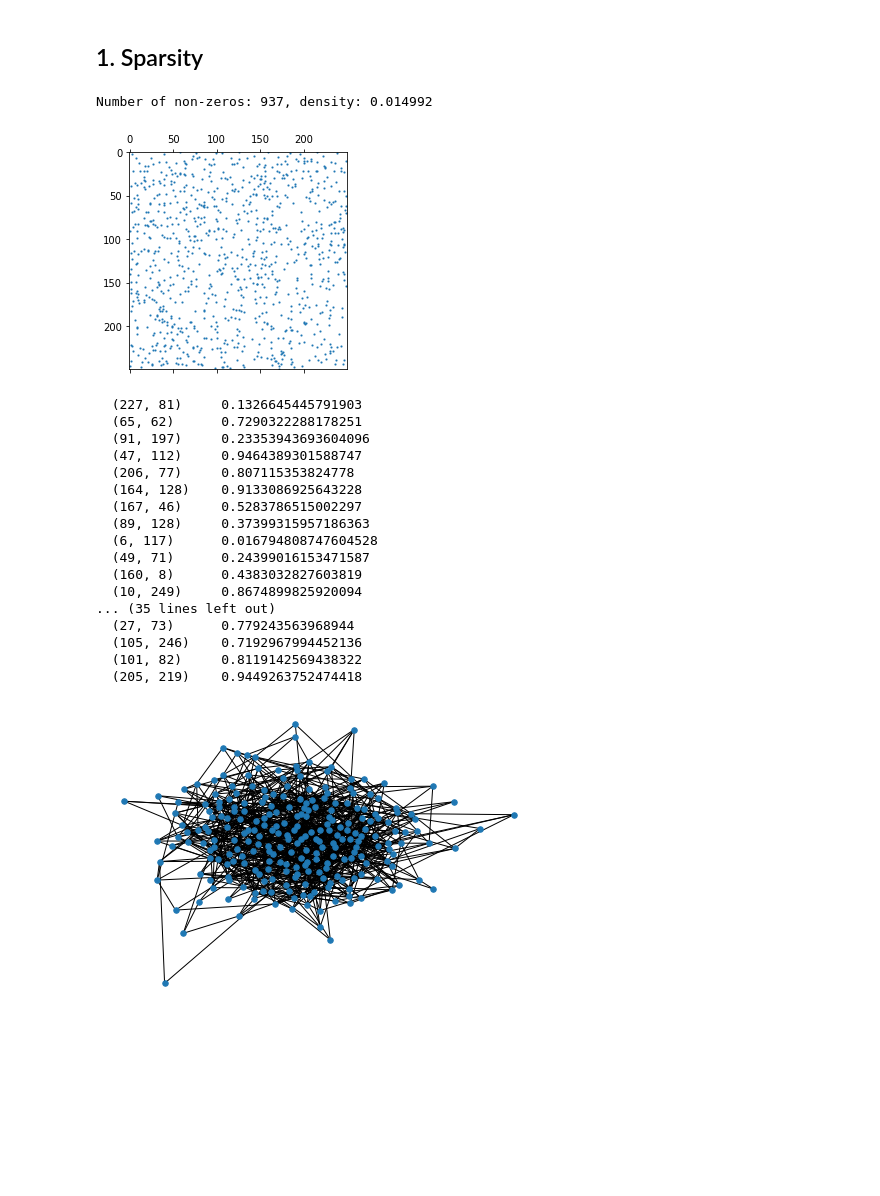
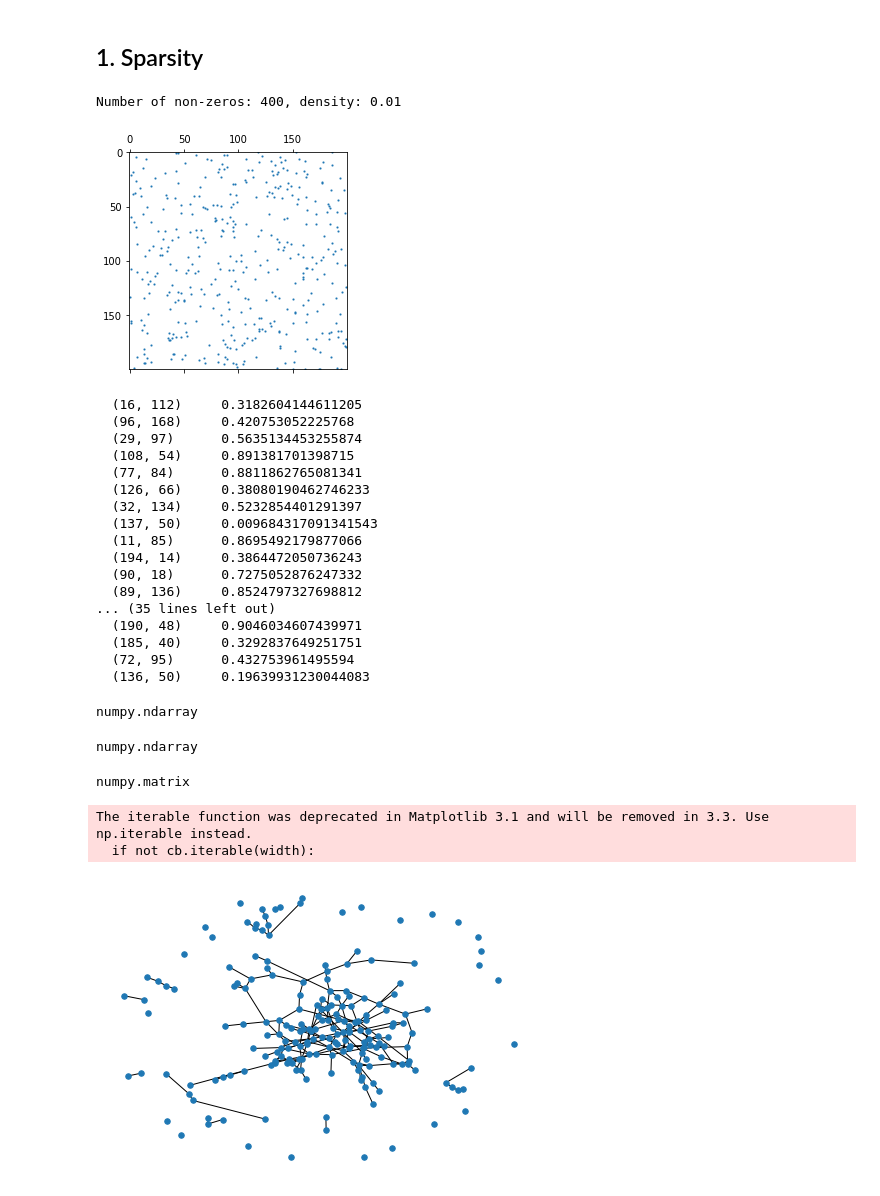
Before and after one commit to GAnagno/Social-Web, a Jupyter notebook: Sparse Matrices.ipynb, the cells around one changed output. Cells and saved outputs as stored; diff of their text form; code cells hidden in the pictures; blank space fills up the shorter version.

```diff
--- a/Sparse Matrices.ipynb
+++ b/Sparse Matrices.ipynb
@@ -12,43 +12,57 @@ import pandas as pd
 # %% [markdown]
 ## 1. Sparsity
 # %%
-N = 250
-A = sparse.random(N, N, density=0.015)
-density = A.nnz / N**2
-print('Number of non-zeros: {}, density: {}'.format(dummy.nnz, density))
+N = 200
+S = sparse.random(N, N, density=0.01)
+density = S.nnz / N**2
+print('Number of non-zeros: {}, density: {}'.format(S.nnz, density))
 # %% [output]
-Number of non-zeros: 937, density: 0.014992
+Number of non-zeros: 400, density: 0.01
 # %%
-plt.spy(A, markersize=1);
+plt.spy(S, markersize=1);
 # %% [output]
-[figure, old version]
+[figure, new version]
 # %%
-print(A)
+print(S)
 # %% [output]
-  (227, 81)     0.1326645445791903
-  (65, 62)      0.7290322288178251
-  (91, 197)     0.23353943693604096
-  (47, 112)     0.9464389301588747
-  (206, 77)     0.807115353824778
-  (164, 128)    0.9133086925643228
-  (167, 46)     0.5283786515002297
-  (89, 128)     0.37399315957186363
-  (6, 117)      0.016794808747604528
-  (49, 71)      0.24399016153471587
-  (160, 8)      0.4383032827603819
-  (10, 249)     0.8674899825920094
+  (16, 112)     0.3182604144611205
+  (96, 168)     0.420753052225768
+  (29, 97)      0.5635134453255874
+  (108, 54)     0.891381701398715
+  (77, 84)      0.8811862765081341
+  (126, 66)     0.38080190462746233
+  (32, 134)     0.5232854401291397
+  (137, 50)     0.009684317091341543
+  (11, 85)      0.8695492179877066
+  (194, 14)     0.3864472050736243
+  (90, 18)      0.7275052876247332
+  (89, 136)     0.8524797327698812
 ... (35 lines left out)
-  (27, 73)      0.779243563968944
-  (105, 246)    0.7192967994452136
-  (101, 82)     0.8119142569438322
-  (205, 219)    0.9449263752474418
+  (190, 48)     0.9046034607439971
+  (185, 40)     0.3292837649251751
+  (72, 95)      0.432753961495594
+  (136, 50)     0.19639931230044083
+# %%
+type(S.A)
+# %% [output]
+numpy.ndarray
+# %%
+type(S.toarray())
+# %% [output]
+numpy.ndarray
+# %%
+type(S.todense())
+# %% [output]
+numpy.matrix
 # %%
 import networkx as nx
 
 # Create a networkx graph object from sparse matrix
-G = nx.from_scipy_sparse_matrix(A)
+G = nx.from_scipy_sparse_matrix(S, parallel_edges=True, create_using=nx.MultiGraph)
 
 # Draw the resulting graph
-nx.draw(G, node_size=30, with_labels=False)
+nx.draw(G, node_size=30)
 # %% [output]
+The iterable function was deprecated in Matplotlib 3.1 and will be removed in 3.3. Use np.iterable instead.
+  if not cb.iterable(width):
-[figure, old version]
+[figure, new version]
```
Also changed, not shown: parts of 26 cells of this notebook.
